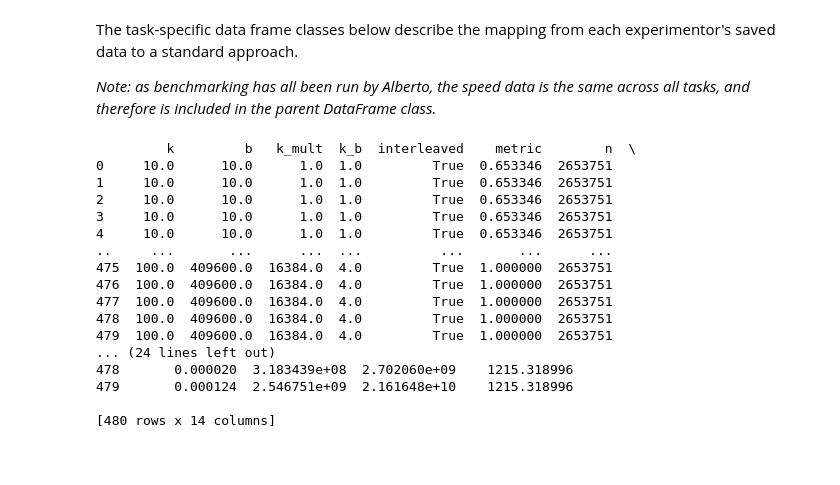
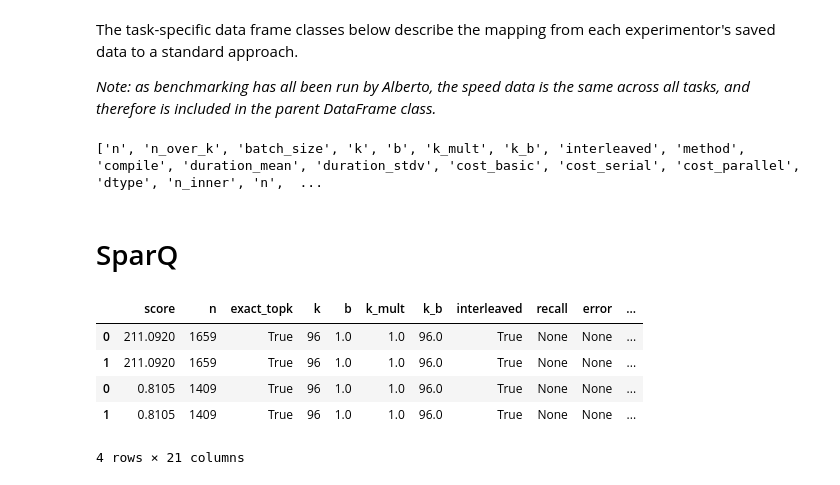
Before and after one commit to graphcore-research/pytorch-approx-topk, a Jupyter notebook: notebooks/20240911-standardise-tasks.ipynb, the cells around one changed output. Drawn from its saved outputs; the diff is of its cells as text; code cells hidden in the pictures; blank space fills up the shorter version.

```diff
--- a/notebooks/20240911-standardise-tasks.ipynb
+++ b/notebooks/20240911-standardise-tasks.ipynb
@@ -193,25 +281,7 @@ class SynthDataFrame(DataFrame):
 # %%
-graph_df = GraphDataFrame(
-    save_file="../data/graph-data-merged.jsonl",
-    recall_file="../data/graph-recall-data.csv",
-    speed_file="../data/graph-speed-data.jsonl",
+vocab_df = VocabDataFrame(
+    save_file="../data/vocab-data-merged.jsonl",
+    recall_files="../data/vocab-recall-data.csv",
+    speed_files="../data/measure_speed_vocab_multi2.jsonl",
 )
-print(graph_df)
+vocab_df
-# %% [output]
-         k         b   k_mult  k_b  interleaved    metric        n  \
-0     10.0      10.0      1.0  1.0         True  0.653346  2653751
-1     10.0      10.0      1.0  1.0         True  0.653346  2653751
-2     10.0      10.0      1.0  1.0         True  0.653346  2653751
-3     10.0      10.0      1.0  1.0         True  0.653346  2653751
-4     10.0      10.0      1.0  1.0         True  0.653346  2653751
-..     ...       ...      ...  ...          ...       ...      ...
-475  100.0  409600.0  16384.0  4.0         True  1.000000  2653751
-476  100.0  409600.0  16384.0  4.0         True  1.000000  2653751
-477  100.0  409600.0  16384.0  4.0         True  1.000000  2653751
-478  100.0  409600.0  16384.0  4.0         True  1.000000  2653751
-479  100.0  409600.0  16384.0  4.0         True  1.000000  2653751
-... (24 lines left out)
-478       0.000020  3.183439e+08  2.702060e+09    1215.318996
-479       0.000124  2.546751e+09  2.161648e+10    1215.318996
-
-[480 rows x 14 columns]
@@ -217,0 +306,13 @@ print(graph_df)
+# %%
+exact_vocab_df = VocabDataFrame(
+    speed_files="../data/measure_speed_vocab_new.jsonl",
+)
+exact_vocab_df = exact_vocab_df[exact_vocab_df.method == "approx_topk.torch_default.topk"]
+exact_vocab_df = exact_vocab_df[exact_vocab_df.compile.isin([None])]
+exact_vocab_df.loc[:, "recall"] = 1
+
+VocabDataFrame._save_dataframe("../data/vocab-data-exact-merged.jsonl", exact_vocab_df)
+# %% [output]
+['n', 'n_over_k', 'batch_size', 'k', 'b', 'k_mult', 'k_b', 'interleaved', 'method', 'compile', 'duration_mean', 'duration_stdv', 'cost_basic', 'cost_serial', 'cost_parallel', 'dtype', 'n_inner', 'n',  ...
+# %% [markdown]
+# SparQ
@@ -217,0 +339,37 @@ print(graph_df)
+# %%
+dfs = []
+for n, file in zip([1659, 1409], ["../data/sparq_v1.jsonl", "../data/sparq_v2.jsonl"]):
+
+    # luka_df = pd.read_json(file, lines=True)
+    # luka_df = luka_df[(luka_df.bucket_topk == False) & (luka_df.task_name == task_name)]
+    luka_df = SparQDataFrame(recall_files=file, recall_features=["score", "n", "exact_topk"])[0]
+    luka_df = luka_df[luka_df.n == n]
+    luka_df = luka_df[luka_df.exact_topk == True]
+    luka_df.loc[:, "b"] = 1
+    luka_df.loc[:, "k_mult"] = 1
+    luka_df.loc[:, "k_b"] = 96
+
+    alberto_df = SparQDataFrame(speed_files="../data/measure_speed_sparq.jsonl")
+    alberto_df = alberto_df[alberto_df.b == 1]
+    alberto_df = alberto_df[alberto_df.n == n]
+
+
+
+    dfs += [pd.merge(luka_df, alberto_df)]
+
+all_df = pd.concat(dfs)
+
+SparQDataFrame._save_dataframe("../data/sparq-data-exact-merged.jsonl", all_df)
+
+all_df
+
+# alberto_df = pd.read_json("../data/measure_speed_sparq.jsonl", lines=True)
+# alberto_df = alberto_df[alberto_df.topk_size == 1659]
+# print(alberto_df)
+# %% [output]
+|  | score | n | exact_topk | k | b | k_mult | k_b | interleaved | recall | error | ... |
+| 0 | 211.0920 | 1659 | True | 96 | 1.0 | 1.0 | 96.0 | True | None | None | ... |
+| 1 | 211.0920 | 1659 | True | 96 | 1.0 | 1.0 | 96.0 | True | None | None | ... |
+| 0 | 0.8105 | 1409 | True | 96 | 1.0 | 1.0 | 96.0 | True | None | None | ... |
+| 1 | 0.8105 | 1409 | True | 96 | 1.0 | 1.0 | 96.0 | True | None | None | ... |
+4 rows × 21 columns
```
Also changed, not shown: parts of 8 cells of this notebook, 24 other files.
